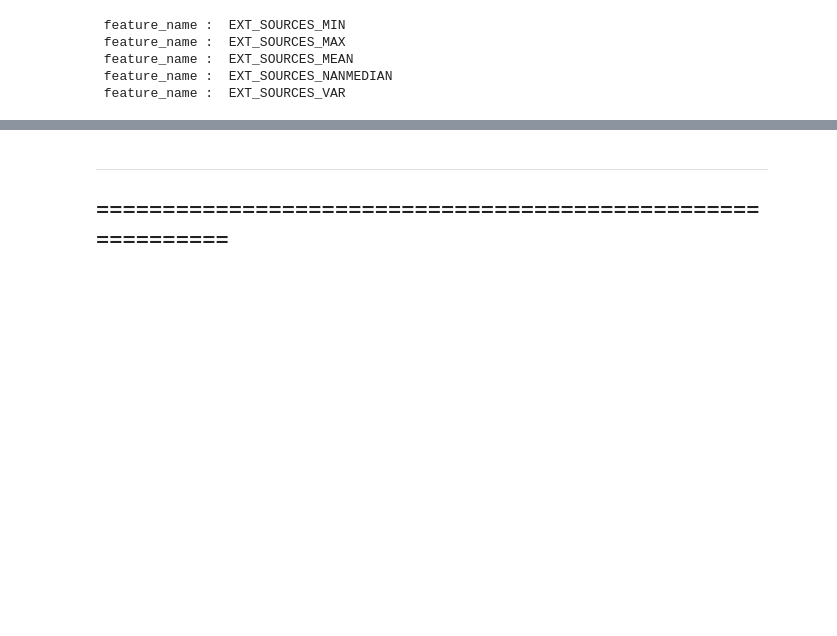
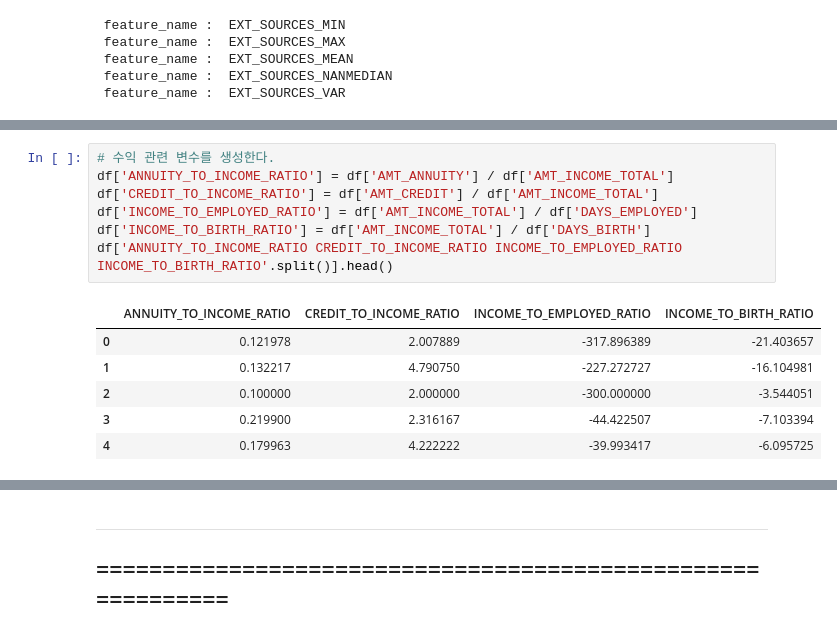
Before and after one commit to ecjang/pages, a Jupyter notebook: Kaggle/003_MultiClass_Classification_HomeCredit_LightGBM_7th.ipynb, the cells around one changed output, grey strips where cells are left out. Cells and saved outputs as stored; diff of their text form; blank space fills up the shorter version.

```diff
--- a/Kaggle/003_MultiClass_Classification_HomeCredit_LightGBM_7th.ipynb
+++ b/Kaggle/003_MultiClass_Classification_HomeCredit_LightGBM_7th.ipynb
@@ -333,0 +341,14 @@ df[['AMT_CREDIT', 'AMT_ANNUITY', 'CREDIT_TO_ANNUITY_RATIO']].head()
+# %%
+# 수익 관련 변수를 생성한다.
+df['ANNUITY_TO_INCOME_RATIO'] = df['AMT_ANNUITY'] / df['AMT_INCOME_TOTAL']
+df['CREDIT_TO_INCOME_RATIO'] = df['AMT_CREDIT'] / df['AMT_INCOME_TOTAL']
+df['INCOME_TO_EMPLOYED_RATIO'] = df['AMT_INCOME_TOTAL'] / df['DAYS_EMPLOYED']
+df['INCOME_TO_BIRTH_RATIO'] = df['AMT_INCOME_TOTAL'] / df['DAYS_BIRTH']
+df['ANNUITY_TO_INCOME_RATIO CREDIT_TO_INCOME_RATIO INCOME_TO_EMPLOYED_RATIO INCOME_TO_BIRTH_RATIO'.split()].head()
+# %% [output]
+|  | ANNUITY_TO_INCOME_RATIO | CREDIT_TO_INCOME_RATIO | INCOME_TO_EMPLOYED_RATIO | INCOME_TO_BIRTH_RATIO |
+| 0 | 0.121978 | 2.007889 | -317.896389 | -21.403657 |
+| 1 | 0.132217 | 4.790750 | -227.272727 | -16.104981 |
+| 2 | 0.100000 | 2.000000 | -300.000000 | -3.544051 |
+| 3 | 0.219900 | 2.316167 | -44.422507 | -7.103394 |
+| 4 | 0.179963 | 4.222222 | -39.993417 | -6.095725 |
```
Also changed, not shown: parts of 13 cells of this notebook.
